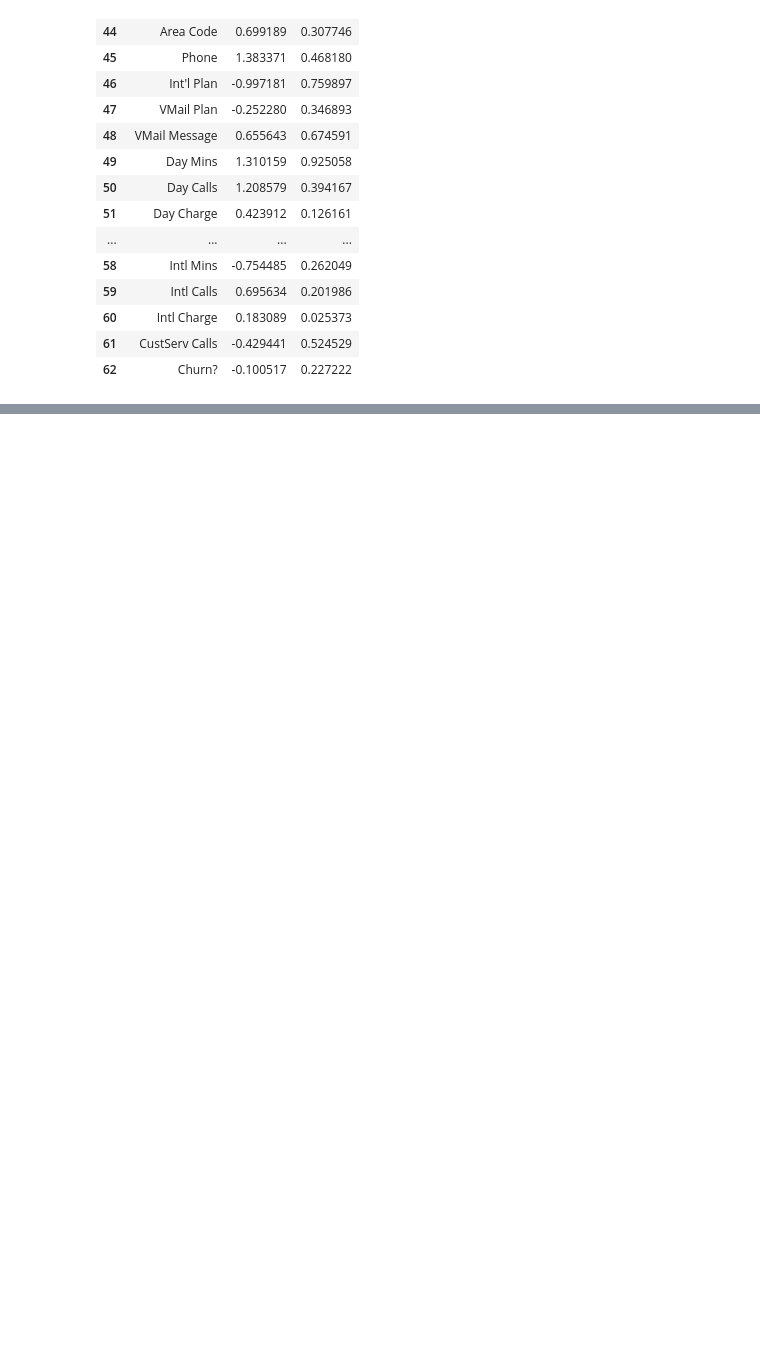
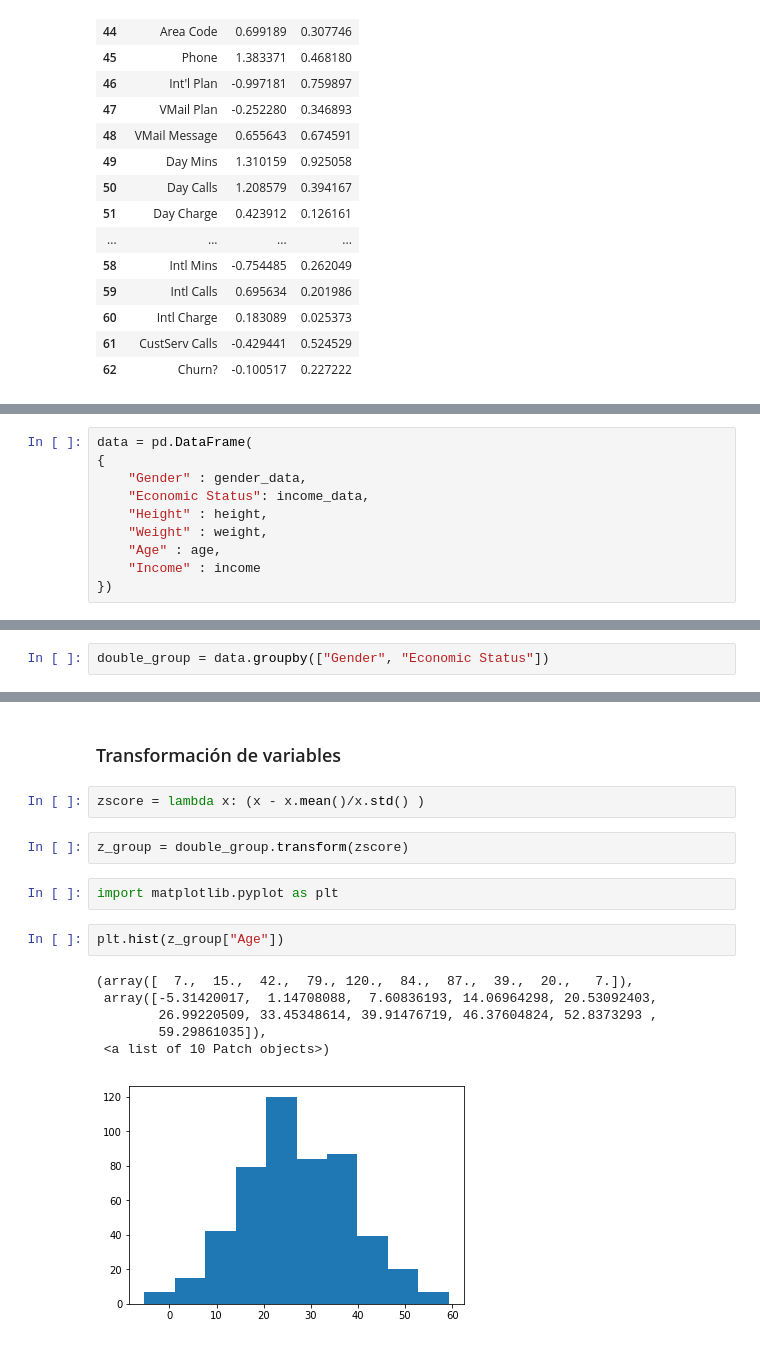
Before and after one commit to slopezv2/machilelearningpy, a Jupyter notebook: Seccion5.ipynb, the cells around one changed output, grey strips where cells are left out. Cells and saved outputs as stored; diff of their text form; blank space fills up the shorter version.

```diff
--- a/Seccion5.ipynb
+++ b/Seccion5.ipynb
@@ -634,0 +681,10 @@ new_data
+# %%
+data = pd.DataFrame(
+{
+    "Gender" : gender_data,
+    "Economic Status": income_data,
+    "Height" : height,
+    "Weight" : weight,
+    "Age" : age,
+    "Income" : income
+})
@@ -634,0 +768,2 @@ new_data
+# %%
+double_group = data.groupby(["Gender", "Economic Status"])
@@ -634,0 +967,17 @@ new_data
+# %% [markdown]
+### Transformación de variables
+# %%
+zscore = lambda x: (x - x.mean()/x.std() )
+# %%
+z_group = double_group.transform(zscore)
+# %%
+import matplotlib.pyplot as plt
+# %%
+plt.hist(z_group["Age"])
+# %% [output]
+(array([  7.,  15.,  42.,  79., 120.,  84.,  87.,  39.,  20.,   7.]),
+ array([-5.31420017,  1.14708088,  7.60836193, 14.06964298, 20.53092403,
+        26.99220509, 33.45348614, 39.91476719, 46.37604824, 52.8373293 ,
+        59.29861035]),
+ <a list of 10 Patch objects>)
+[figure, added]
```
Also changed, not shown: parts of 146 cells of this notebook.
